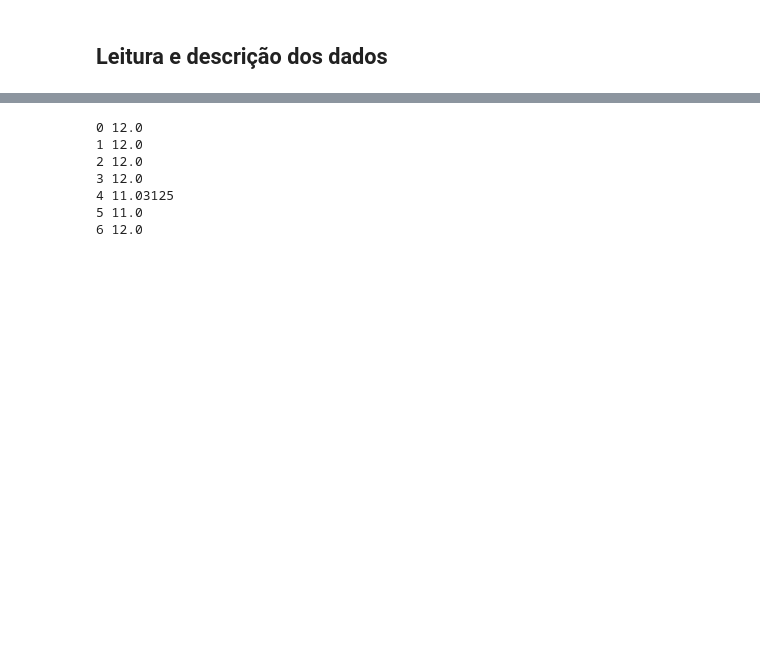
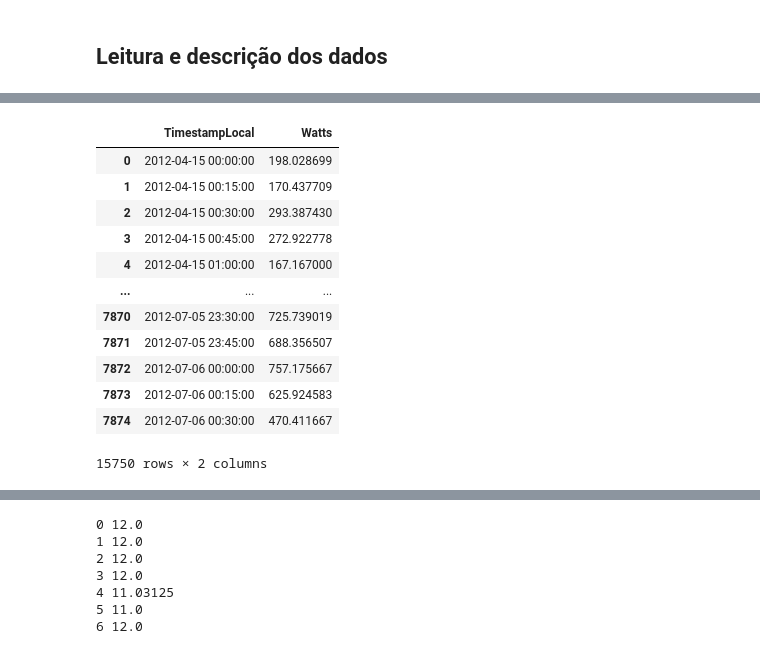
Before and after one commit to ifribeiro/consumo_casas, a Jupyter notebook: gans_casas.ipynb, the cells around one changed output, grey strips where cells are left out. Cells and saved outputs as stored; diff of their text form; code cells hidden in the pictures; blank space fills up the shorter version.

```diff
--- a/gans_casas.ipynb
+++ b/gans_casas.ipynb
@@ -17,3 +30,19 @@ C = pd.read_csv("datasets/C.csv", parse_dates=[0])
+# %%
+pd.concat([B, C])
+# %% [output]
+|  | TimestampLocal | Watts |
+| 0 | 2012-04-15 00:00:00 | 198.028699 |
+| 1 | 2012-04-15 00:15:00 | 170.437709 |
+| 2 | 2012-04-15 00:30:00 | 293.387430 |
+| 3 | 2012-04-15 00:45:00 | 272.922778 |
+| 4 | 2012-04-15 01:00:00 | 167.167000 |
+| ... | ... | ... |
+| 7870 | 2012-07-05 23:30:00 | 725.739019 |
+| 7871 | 2012-07-05 23:45:00 | 688.356507 |
+| 7872 | 2012-07-06 00:00:00 | 757.175667 |
+| 7873 | 2012-07-06 00:15:00 | 625.924583 |
+| 7874 | 2012-07-06 00:30:00 | 470.411667 |
+15750 rows × 2 columns
 # %%
 def input_dados(dados, col, td):
     data_i = dados[col].iloc[0]
```
Also changed, not shown: parts of 19 cells of this notebook, 4 other files.
